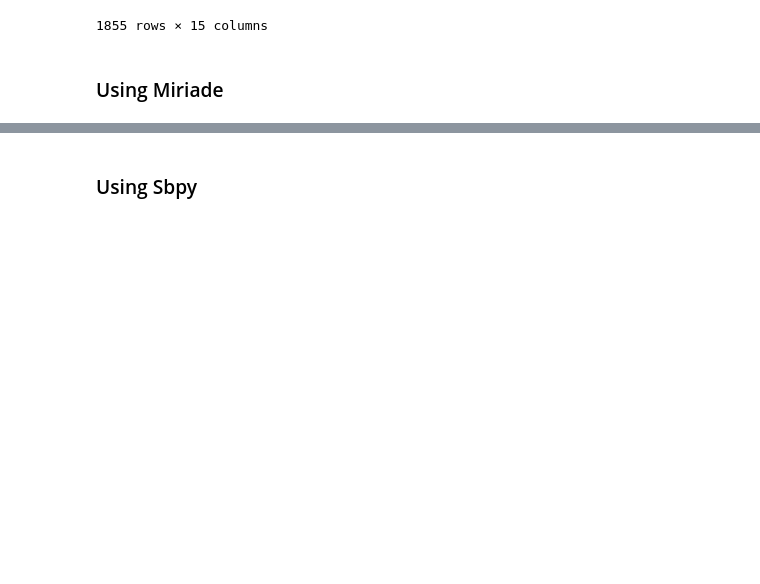
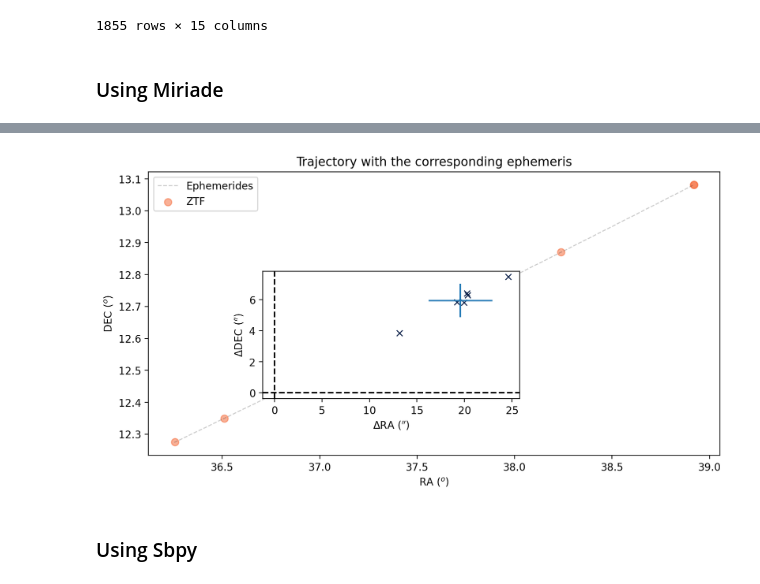
Before and after one commit to astrolabsoftware/fink-tutorials, a Jupyter notebook: sso/SSO@amateur/SSO_Fink_FAT_tuto.ipynb, the cells around one changed output, grey strips where cells are left out. Saved outputs shown, nothing was run; the diff lists cells and outputs as text; code cells hidden in the pictures; blank space fills up the shorter version.

```diff
--- a/sso/SSO@amateur/SSO_Fink_FAT_tuto.ipynb
+++ b/sso/SSO@amateur/SSO_Fink_FAT_tuto.ipynb
@@ -198,3 +107,7 @@ KeyError: 'data'
+# %%
+sso_utils.plot_perf_ephem(pdf_orb, pdf_lc, ff_id, method="miriade")
+# %% [output]
+[figure, added]
 # %% [markdown]
 ### Using Sbpy
 # %%
```
Also changed, not shown: parts of 23 cells of this notebook, 2 other files.
